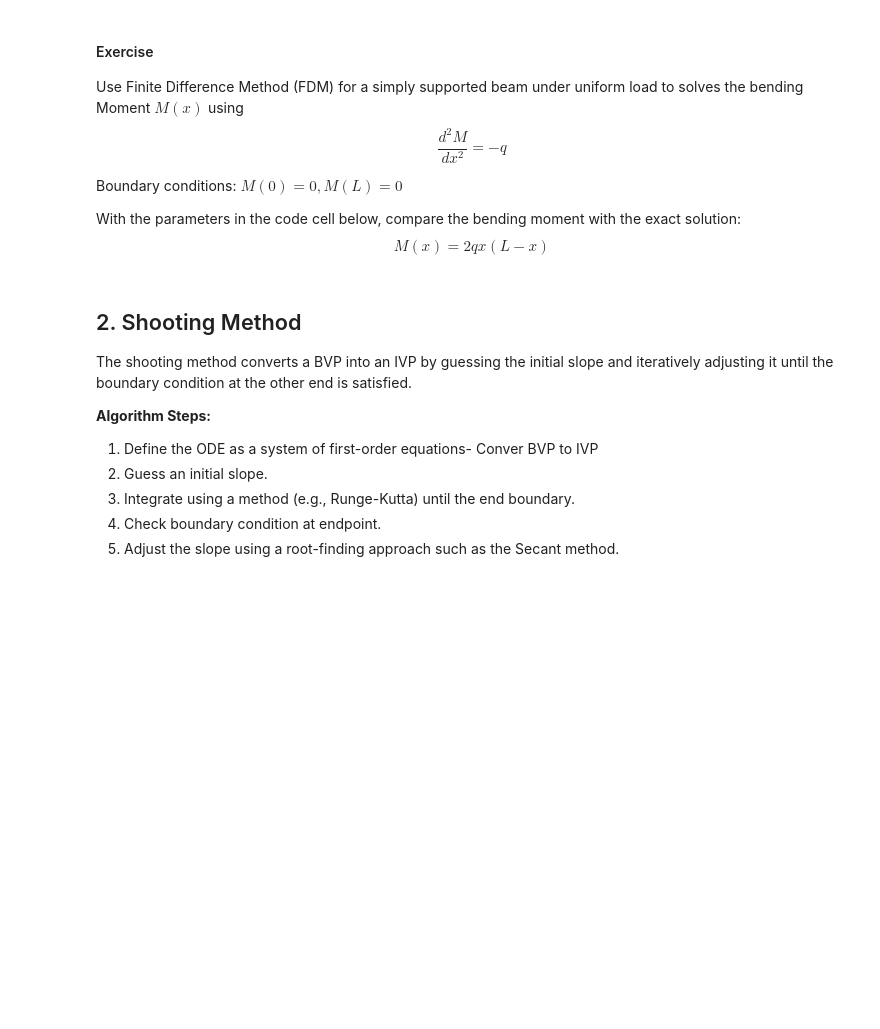
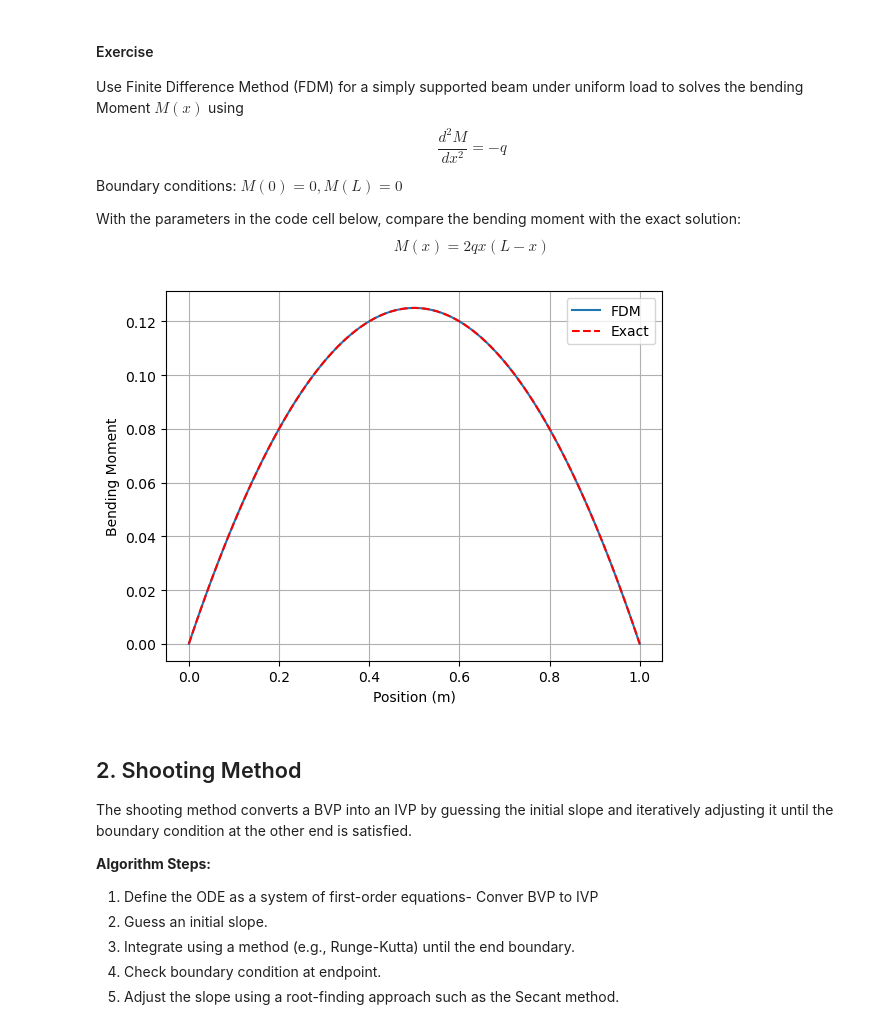
Before and after one commit to bruce179012-byte/MEGR2810-Jupyter-Notebook, a Jupyter notebook: Lecture 12_ODE_Boundary_Value_Problems.ipynb, the cells around one changed output. Drawn from its saved outputs; the diff is of its cells as text; code cells hidden in the pictures; blank space fills up the shorter version.

```diff
--- a/Lecture 12_ODE_Boundary_Value_Problems.ipynb
+++ b/Lecture 12_ODE_Boundary_Value_Problems.ipynb
@@ -177,17 +176,44 @@
 # %%
 import numpy as np
 import matplotlib.pyplot as plt
 
 # Parameters
 L = 1.0       # Length of beam (m)
 E = 200e9     # Young's modulus in Pascals
 I = 1e-6      # Moment of inertia in m^4
 q = 1         # Uniform load (N/m)
 n = 101       # Number of grid points- Note the difference from the example above!!
 dx = L / (n - 1)
 x = np.linspace(0, L, n)
 
 # Your code here
+A = np.zeros((n, n)); #print(A)
+B = np.zeros(n)
+
+for i in range(1, n-1): # d2m/dx2 = -q, loop through INTERNAL points only
+    # central difference formula: d2M/dx2 ≈ (M(i-1) - 2*M(i) + M(i+1)) / dx2 = -q
+    # M(i-1) - 2*M(i) + M(i+1) = -q * dx2
+    A[i, i-1] = 1    # coefficient for M(i-1) (points to the left)
+    A[i, i] = -2     # coefficient for M(i) (current point)
+    A[i, i+1] = 1    # coefficient for M(i+1) (points right)
+    B[i] = -q * dx**2
+
+A[0, 0] = 1 # boundaries
+A[-1, -1] = 1
+
+M = np.linalg.solve(A, B)
+
+M_exact = 0.5 * q * x * (L - x) # exact solution
+
+plt.plot(x, M, label='FDM')
+plt.plot(x, M_exact, 'r--', label='Exact')
+plt.xlabel('Position (m)')
+plt.ylabel('Bending Moment')
+plt.legend()
+plt.grid(True)
+plt.show()
+# %% [output]
+[figure, added]
 # %% [markdown]
 ## 2. Shooting Method
 The shooting method converts a BVP into an IVP by guessing the initial slope and iteratively adjusting it until the boundary condition at the other end is satisfied.
```
Also changed, not shown: parts of 1 cell of this notebook.
